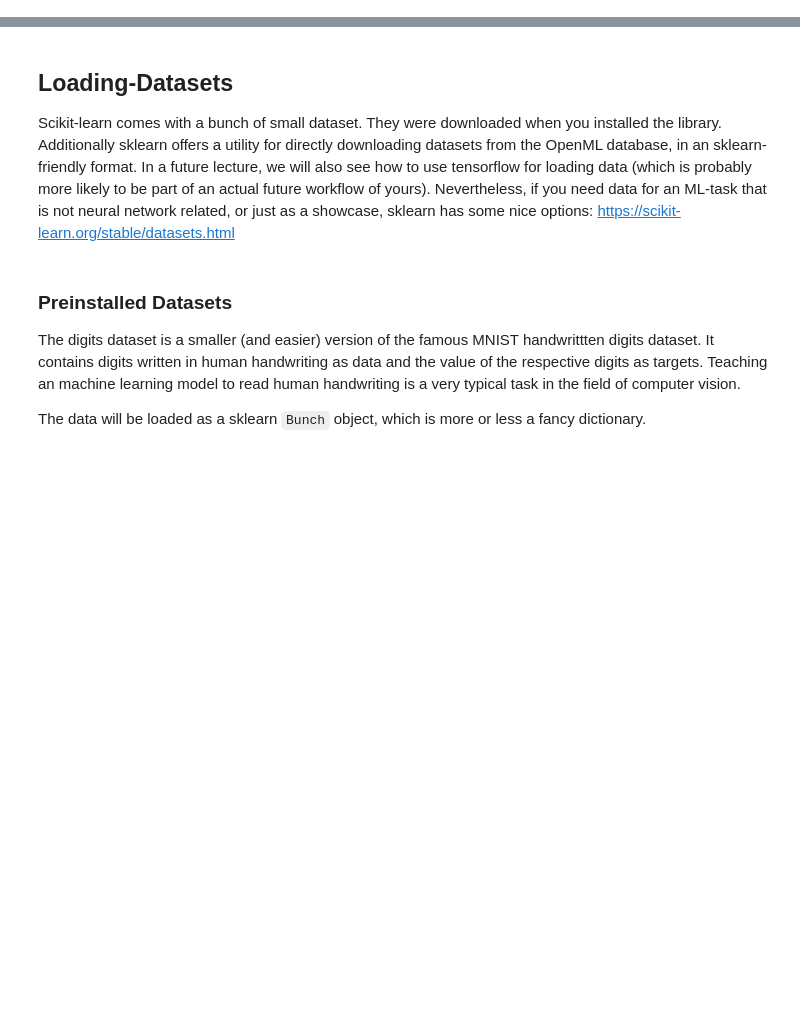
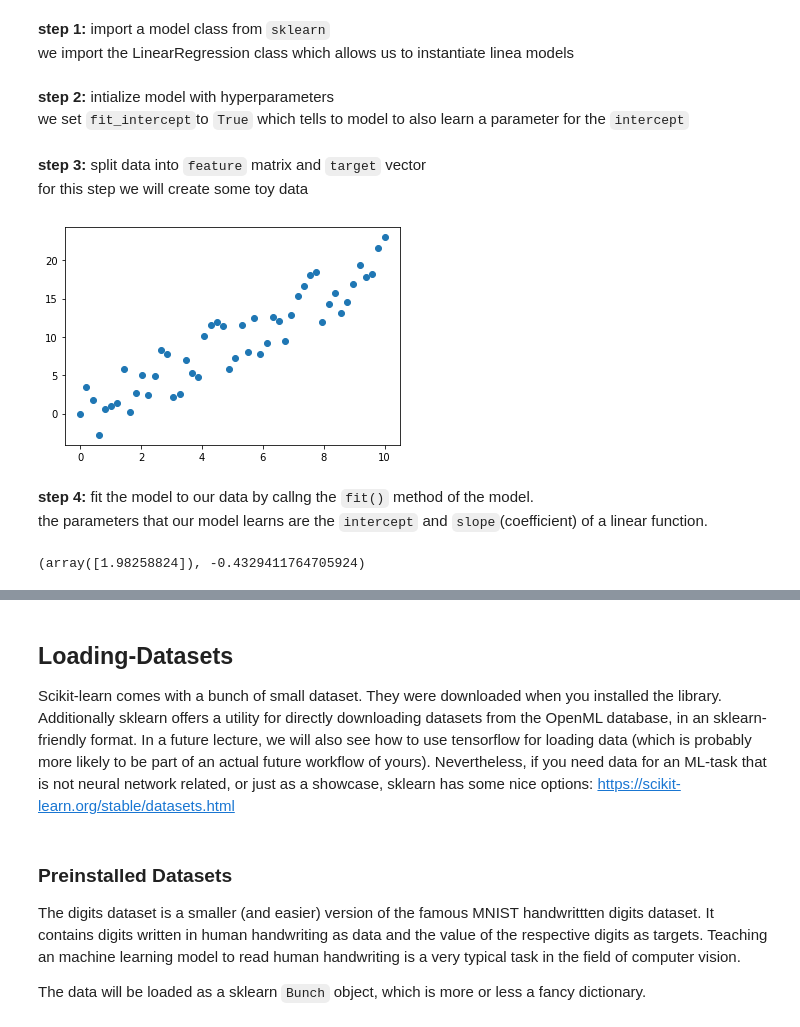
Before and after one commit to nnebbe/lectures_2022, a Jupyter notebook: Lecture_11_sklearn/Lecture11-Sklearn.ipynb, the cells around one changed output, grey strips where cells are left out. Drawn from its saved outputs; the diff is of its cells as text; code cells hidden in the pictures; blank space fills up the shorter version.

```diff
--- a/Lecture_11_sklearn/Sciktlearn.ipynb
+++ b/Lecture_11_sklearn/Lecture11-Sklearn.ipynb
@@ -0,0 +31,3 @@
+# %% [markdown]
+**step 1:** import a model class from `sklearn`<br>
+we import the LinearRegression class which allows us to instantiate linea models
@@ -0,0 +36,3 @@
+# %% [markdown]
+**step 2:** intialize model with hyperparameters<br>
+we set `fit_intercept`to `True` which tells to model to also learn a parameter for the `intercept`
@@ -0,0 +41,26 @@
+# %% [markdown]
+**step 3:** split data into `feature` matrix and `target` vector<br>
+for this step we will create some toy data
+# %%
+import matplotlib.pyplot as plt
+import numpy as np
+np.random.seed(0)
+
+feature_x = np.linspace(start=0, stop=10, num=50)
+target_y = 2 * feature_x + np.random.randint(low=-4, high=4, size=len(feature_x))
+
+# model.fit will expect a 2d array for x, so we add a dummy dimension
+# so e.g. [1,2,3] becomes [[1], [2], [3]]
+feature_x = np.expand_dims(feature_x, axis=1)
+
+plt.scatter(feature_x, target_y);
+# %% [output]
+[figure, added]
+# %% [markdown]
+**step 4:** fit the model to our data by callng the `fit()` method of the model.<br>
+the parameters that our model learns are the `intercept` and `slope`(coefficient) of a linear function.
+# %%
+model.fit(feature_x, target_y)
+model.coef_, model.intercept_
+# %% [output]
+(array([1.98258824]), -0.4329411764705924)
```
Also changed, not shown: parts of 35 cells of this notebook, 2 other files.
